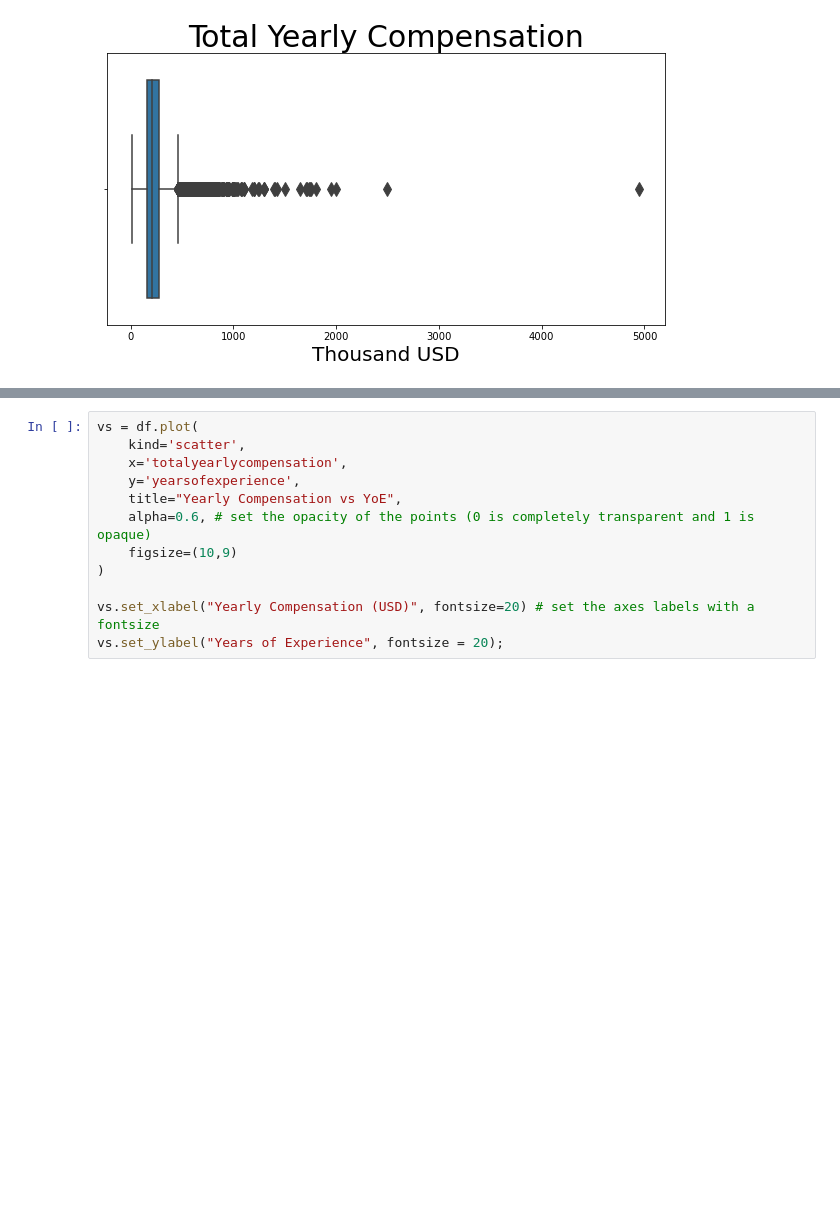
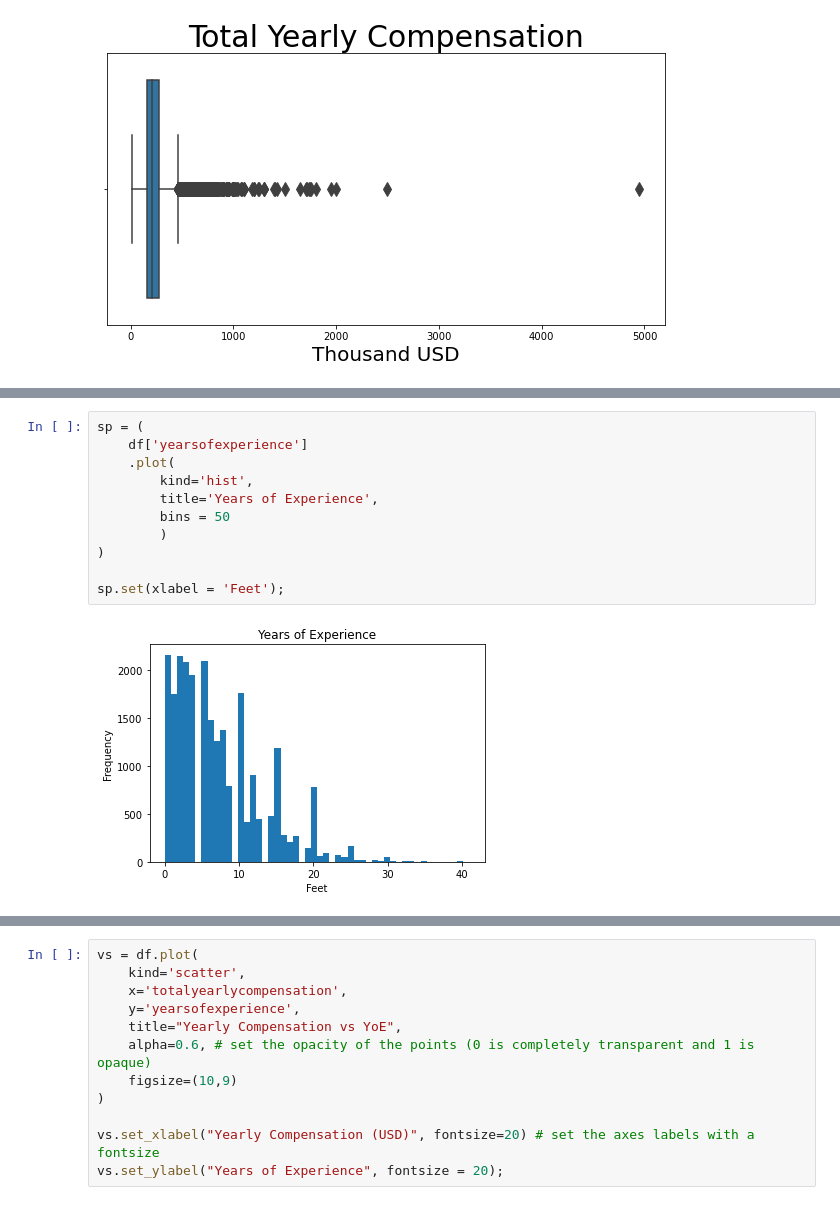
Before and after one commit to mh0805/Group-Project, a Jupyter notebook: Code/hans-EDA.ipynb, the cells around one changed output, grey strips where cells are left out. Saved outputs shown, nothing was run; the diff lists cells and outputs as text; blank space fills up the shorter version.

```diff
--- a/Code/hans-EDA.ipynb
+++ b/Code/hans-EDA.ipynb
@@ -93,0 +115,13 @@ plt.xlabel('Thousand USD', fontdict = {'size': 20}, loc = 'center');
+# %%
+sp = (
+    df['yearsofexperience']
+    .plot(
+        kind='hist',
+        title='Years of Experience',
+        bins = 50
+        )
+)
+
+sp.set(xlabel = 'Feet');
+# %% [output]
+[figure, added]
```
Also changed, not shown: parts of 16 cells of this notebook.
